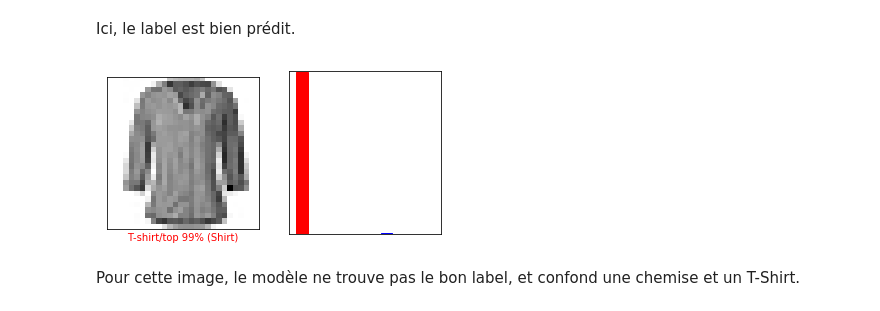
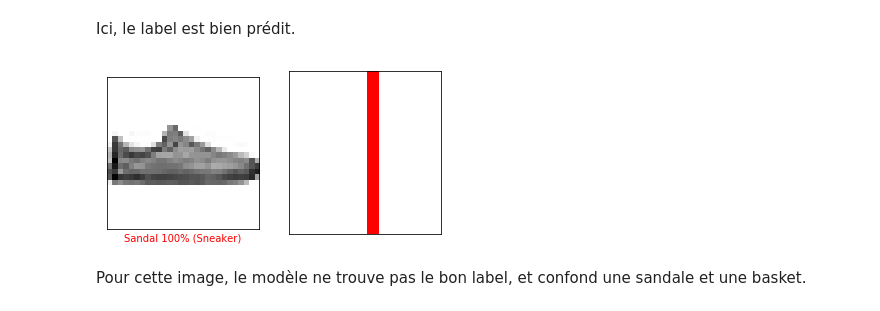
Before and after one commit to 0xSalim/classification_neural_networks, a Jupyter notebook: NeuralNet-Fashion.ipynb, the cells around one changed output. Saved outputs shown, nothing was run; the diff lists cells and outputs as text; code cells hidden in the pictures.

```diff
--- a/NeuralNet-Fashion.ipynb
+++ b/NeuralNet-Fashion.ipynb
@@ -93,6 +95,6 @@ for i in range(25):
     plt.xticks([])
     plt.yticks([])
     plt.grid(False)
-    plt.imshow(x_train[i], cmap=plt.cm.binary)
+    plt.imshow(x_train[i], cmap='gray')
     plt.xlabel(class_names[y_train[i]])
 # %% [output]
@@ -226,13 +228,13 @@ plot_value_array(i, predictions,  y_test)
 # %% [markdown]
 Ici, le label est bien prédit.
 # %%
-i = 4
+i = 12
 plt.figure(figsize=(6,3))
 plt.subplot(1,2,1)
 plot_image(i, predictions, y_test, x_test)
 plt.subplot(1,2,2)
 plot_value_array(i, predictions,  y_test)
 # %% [output]
-[figure, old version]
+[figure, new version]
 # %% [markdown]
-Pour cette image, le modèle ne trouve pas le bon label, et confond une chemise et un T-Shirt.
+Pour cette image, le modèle ne trouve pas le bon label, et confond une sandale et une basket.
```
Also changed, not shown: parts of 6 cells of this notebook.
